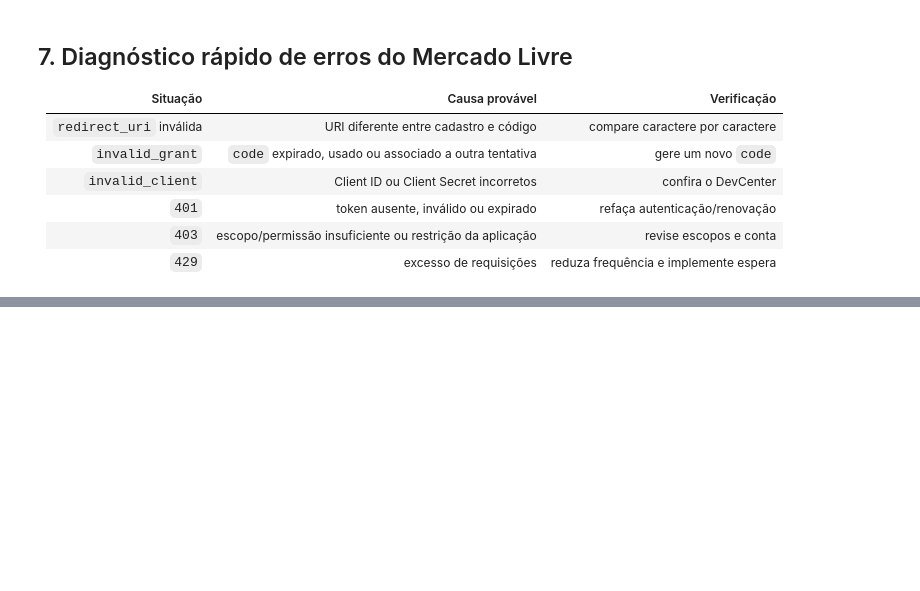
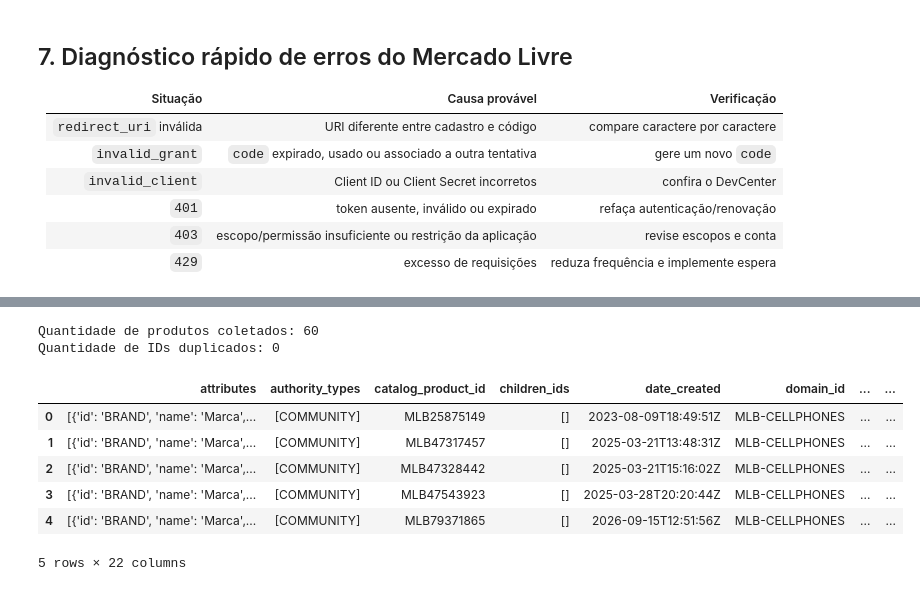
Before and after one commit to VannaGilio/LABD, a Jupyter notebook: AULA 5 29-09/5_Consumo_de_API_parte2.ipynb, the cells around one changed output, grey strips where cells are left out. Saved outputs shown, nothing was run; the diff lists cells and outputs as text; code cells hidden in the pictures; blank space fills up the shorter version.

```diff
--- a/AULA 5 29-09/5_Consumo_de_API_parte2.ipynb
+++ b/AULA 5 29-09/5_Consumo_de_API_parte2.ipynb
@@ -936,0 +817,48 @@ Explique quais limitações impedem interpretar o resultado como uma amostra est
+# %%
+def buscar_produtos_ml(termo, paginas=3, limite=20):
+    produtos = []
+
+    for pagina in range(paginas):
+        params = {
+            "site_id": "MLB",
+            "status": "active",
+            "q": termo,
+            "limit": limite,
+            "offset": pagina * limite
+        }
+
+        resposta = requests.get(
+            "https://api.mercadolibre.com/products/search",
+            params=params,
+            headers=headers_ml,
+            timeout=20
+        )
+        resposta.raise_for_status()
+
+        lote = resposta.json().get("results", [])
+        produtos.extend(lote)
+
+        if len(lote) < limite:
+            break
+
+    return pd.json_normalize(produtos)
+
+df_smartphone_256 = buscar_produtos_ml(
+    "Smartphone 256 GB",
+    paginas=3,
+    limite=20
+)
+
+print("Quantidade de produtos coletados:", len(df_smartphone_256))
+print("Quantidade de IDs duplicados:", df_smartphone_256["id"].duplicated().sum())
+df_smartphone_256.head()
+# %% [output]
+Quantidade de produtos coletados: 60
+Quantidade de IDs duplicados: 0
+|  | attributes | authority_types | catalog_product_id | children_ids | date_created | domain_id | ... | ... |
+| 0 | [{'id': 'BRAND', 'name': 'Marca',... | [COMMUNITY] | MLB25875149 | [] | 2023-08-09T18:49:51Z | MLB-CELLPHONES | ... | ... |
+| 1 | [{'id': 'BRAND', 'name': 'Marca',... | [COMMUNITY] | MLB47317457 | [] | 2025-03-21T13:48:31Z | MLB-CELLPHONES | ... | ... |
+| 2 | [{'id': 'BRAND', 'name': 'Marca',... | [COMMUNITY] | MLB47328442 | [] | 2025-03-21T15:16:02Z | MLB-CELLPHONES | ... | ... |
+| 3 | [{'id': 'BRAND', 'name': 'Marca',... | [COMMUNITY] | MLB47543923 | [] | 2025-03-28T20:20:44Z | MLB-CELLPHONES | ... | ... |
+| 4 | [{'id': 'BRAND', 'name': 'Marca',... | [COMMUNITY] | MLB79371865 | [] | 2026-09-15T12:51:56Z | MLB-CELLPHONES | ... | ... |
+5 rows × 22 columns
```
Also changed, not shown: parts of 29 cells of this notebook, 1 other file.
